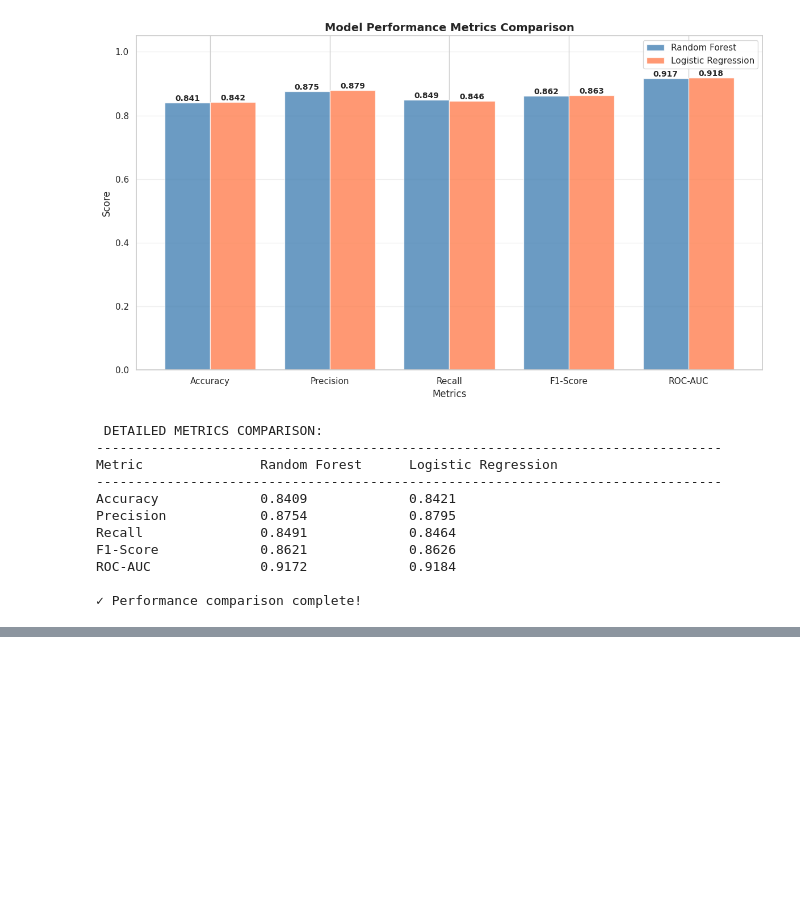
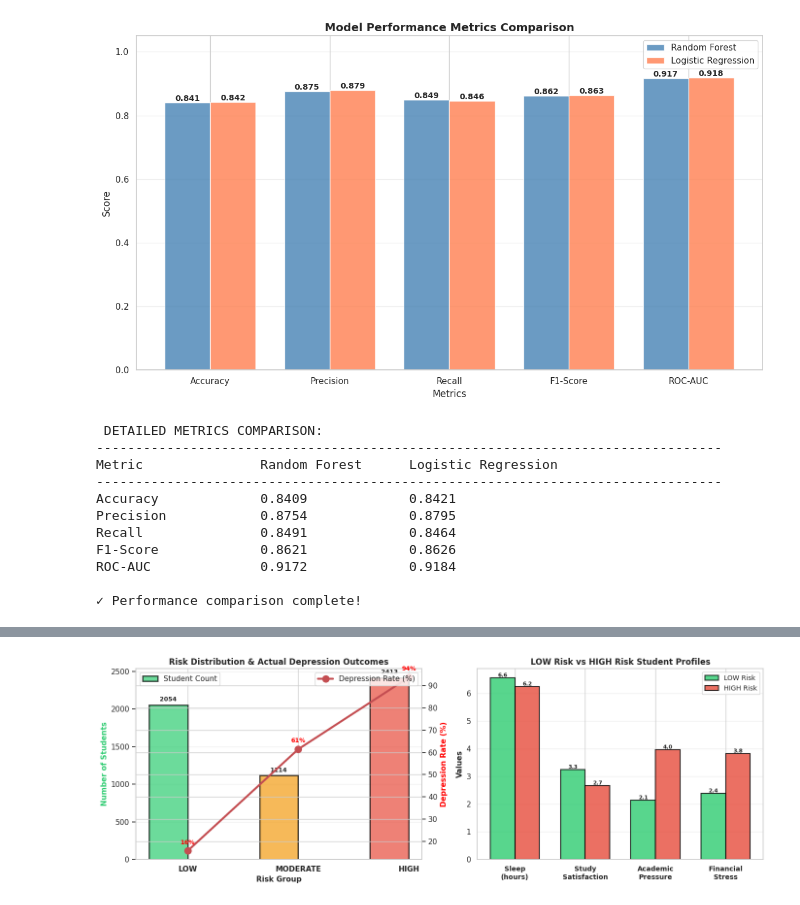
Before and after one commit to XyronTeam/ml-project, a Jupyter notebook: src/dataset_a/notebook_a.ipynb, the cells around one changed output, grey strips where cells are left out. Cells and saved outputs as stored; diff of their text form; code cells hidden in the pictures; blank space fills up the shorter version.

Commit message:
add summary

```diff
--- a/src/dataset_a/notebook_a.ipynb
+++ b/src/dataset_a/notebook_a.ipynb
@@ -2795,0 +3379,98 @@ ROC-AUC              0.9172             0.9184
+# %%
+print("\n" + "="*80)
+print("9. RISK PROFILING - STUDENT SEGMENTATION")
+print("="*80)
+
+# Get depression probabilities
+risk_proba = rf_model.predict_proba(X_test)[:, 1]
+
+# Create risk segments
+risk_segments = pd.DataFrame({
+    'Risk': risk_proba,
+    'Actual_Depression': y_test.values,
+    'Sleep': X_test['Sleep Duration'].values,
+    'Satisfaction': X_test['Study Satisfaction'].values,
+    'Pressure': X_test['Academic Pressure'].values,
+    'Stress': X_test['Financial Stress'].values,
+})
+
+# Classify into groups
+risk_segments['Group'] = pd.cut(risk_segments['Risk'], bins=[0, 0.4, 0.7, 1.0],
+                                labels=['LOW', 'MODERATE', 'HIGH'])
+
+# Simple visualization
+fig, axes = plt.subplots(1, 2, figsize=(14, 5))
+
+# Chart 1: Risk Distribution & Actual Depression Rate
+ax = axes[0]
+groups = ['LOW', 'MODERATE', 'HIGH']
+colors = ['#2ecc71', '#f39c12', '#e74c3c']
+
+counts = [len(risk_segments[risk_segments['Group'] == g]) for g in groups]
+dep_rates = [risk_segments[risk_segments['Group'] == g]['Actual_Depression'].mean() * 100 for g in groups]
+
+x = np.arange(len(groups))
+w = 0.35
+
+bars1 = ax.bar(x - w/2, counts, w, label='Student Count', color=colors, alpha=0.7, edgecolor='black', linewidth=2)
+ax2 = ax.twinx()
+bars2 = ax2.plot(x, dep_rates, 'ro-', linewidth=3, markersize=10, label='Depression Rate (%)')
+
+ax.set_xlabel('Risk Group', fontweight='bold', fontsize=11)
+ax.set_ylabel('Number of Students', fontweight='bold', fontsize=11, color=colors[0])
+ax2.set_ylabel('Depression Rate (%)', fontweight='bold', fontsize=11, color='red')
+ax.set_xticks(x)
+ax.set_xticklabels(groups, fontweight='bold', fontsize=11)
+ax.set_title('Risk Distribution & Actual Depression Outcomes', fontweight='bold', fontsize=12)
+
+for i, (count, rate) in enumerate(zip(counts, dep_rates)):
+    ax.text(i - w/2, count + 50, str(count), ha='center', fontweight='bold', fontsize=9)
+    ax2.text(i, rate + 3, f'{rate:.0f}%', ha='center', fontweight='bold', fontsize=9, color='red')
+
+ax.grid(axis='y', alpha=0.3)
+ax.legend(loc='upper left')
+ax2.legend(loc='upper right')
+
+# Chart 2: Characteristics Comparison
+ax = axes[1]
+
+low_group = risk_segments[risk_segments['Group'] == 'LOW']
+high_group = risk_segments[risk_segments['Group'] == 'HIGH']
+
+metrics = ['Sleep\n(hours)', 'Study\nSatisfaction', 'Academic\nPressure', 'Financial\nStress']
+low_vals = [low_group['Sleep'].mean(), low_group['Satisfaction'].mean(),
+            low_group['Pressure'].mean(), low_group['Stress'].mean()]
+high_vals = [high_group['Sleep'].mean(), high_group['Satisfaction'].mean(),
+             high_group['Pressure'].mean(), high_group['Stress'].mean()]
+
+x = np.arange(len(metrics))
+w = 0.35
+
+bars1 = ax.bar(x - w/2, low_vals, w, label='LOW Risk', color='#2ecc71', edgecolor='black', linewidth=1.5, alpha=0.8)
+bars2 = ax.bar(x + w/2, high_vals, w, label='HIGH Risk', color='#e74c3c', edgecolor='black', linewidth=1.5, alpha=0.8)
+
+ax.set_ylabel('Values', fontweight='bold', fontsize=11)
+ax.set_title('LOW Risk vs HIGH Risk Student Profiles', fontweight='bold', fontsize=12)
+ax.set_xticks(x)
+ax.set_xticklabels(metrics, fontweight='bold', fontsize=10)
+ax.legend(fontsize=10)
+ax.grid(axis='y', alpha=0.3)
+
+for bar in bars1:
+    height = bar.get_height()
+    ax.text(bar.get_x() + bar.get_width()/2., height, f'{height:.1f}',
+            ha='center', va='bottom', fontsize=8, fontweight='bold')
+
+for bar in bars2:
+    height = bar.get_height()
+    ax.text(bar.get_x() + bar.get_width()/2., height, f'{height:.1f}',
+            ha='center', va='bottom', fontsize=8, fontweight='bold')
+
+plt.tight_layout()
+plt.show()
+
+print("\n📊 SUMMARY:")
+for g in groups:
+    data = risk_segments[risk_segments['Group'] == g]
+    print(f"  {g} RISK: {len(data):,} students ({len(data)/len(risk_segments)*100:.0f}%) → {data['Actual_Depression'].mean()*100:.0f}% actual depression")
+# %% [output]
@@ -2795,0 +3480 @@ ROC-AUC              0.9172             0.9184
+[figure, added]
```
Also changed, not shown: parts of 10 cells of this notebook.
